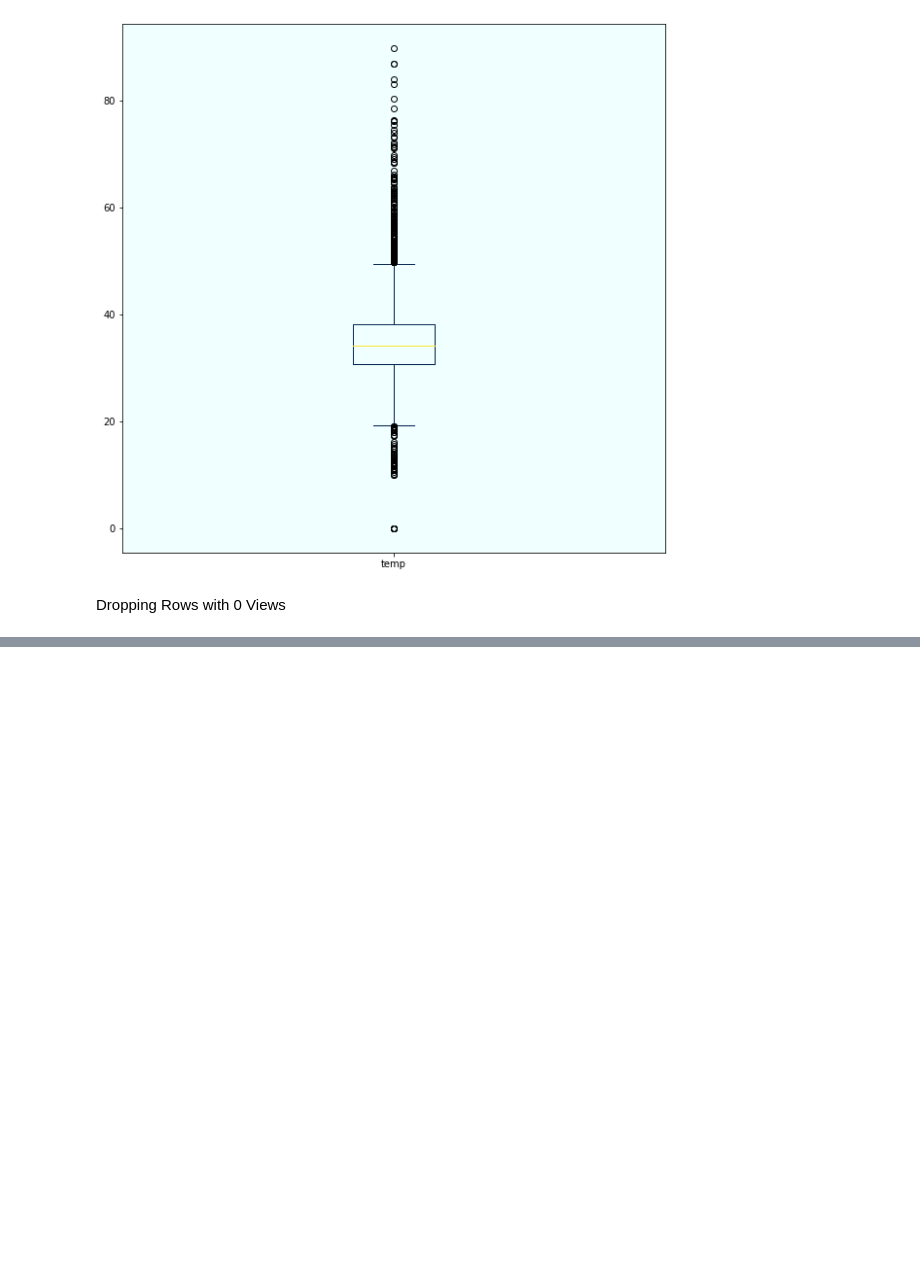
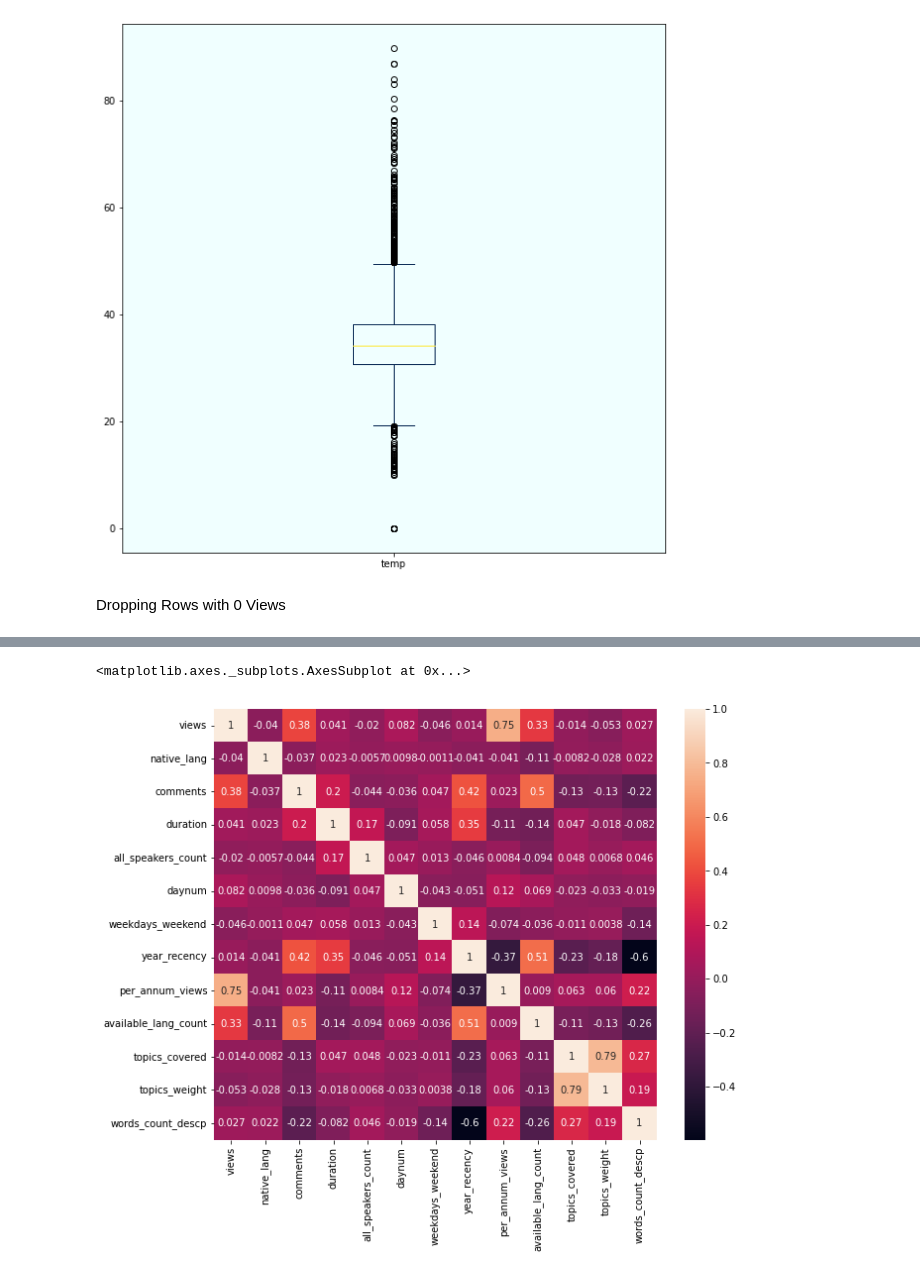
Before and after one commit to Jayesh-Panchal/Supervised-ML---Regression-Ted-Talks-VIew-Prediction-, a Jupyter notebook: Copy_of_Ted_Talk_Prediction.ipynb, the cells around one changed output, grey strips where cells are left out. Drawn from its saved outputs; the diff is of its cells as text; code cells hidden in the pictures; blank space fills up the shorter version.

```diff
--- a/Copy_of_Ted_Talk_Prediction.ipynb
+++ b/Copy_of_Ted_Talk_Prediction.ipynb
@@ -141,3 +261,10 @@ Ted_talks.drop(axis = 1, labels = ["talk_id", "title", "all_speakers", "occupati
+# %%
+correlmap = Ted_talks.corr()
+f, ax = plt.subplots(figsize=(10, 8))
+sns.heatmap(correlmap, annot=True, ax = ax)
+# %% [output]
+<matplotlib.axes._subplots.AxesSubplot at 0x...>
+[figure, added]
 # %%
 Ted_talks
 # %% [output]
```
Also changed, not shown: parts of 46 cells of this notebook.
